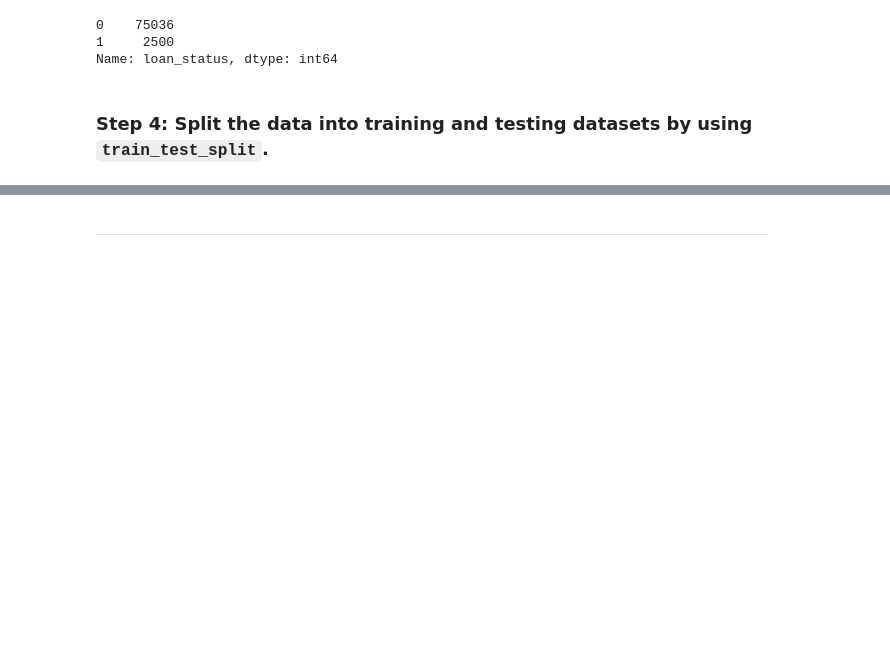
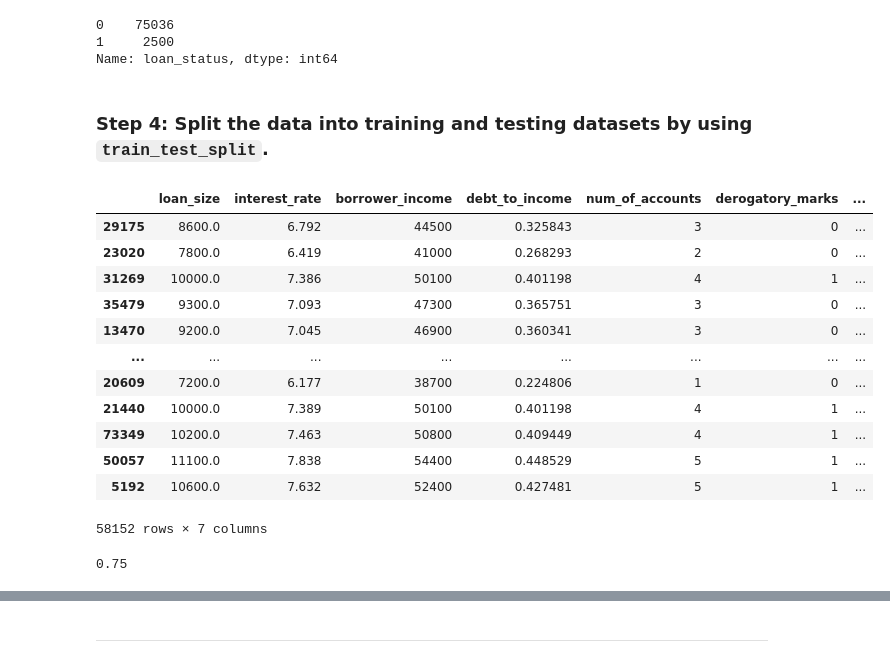
Before and after one commit to JuliaGuanzon/credit_risk_analysis, a Jupyter notebook: credit_risk_resampling.ipynb, the cells around one changed output, grey strips where cells are left out. Saved outputs shown, nothing was run; the diff lists cells and outputs as text; code cells hidden in the pictures; blank space fills up the shorter version.

Commit message:
Added more comments to code

```diff
--- a/credit_risk_resampling.ipynb
+++ b/credit_risk_resampling.ipynb
@@ -156,3 +156,24 @@ from sklearn.model_selection import train_test_split
 # Split the data using train_test_split
 # Assign a random_state of 1 to the function
 X_train, X_test, y_train, y_test = train_test_split(X, y, random_state=1)
+# %%
+# J.Guanzon Comment- Training data takes 75% of data
+X_train
+# %% [output]
+|  | loan_size | interest_rate | borrower_income | debt_to_income | num_of_accounts | derogatory_marks | ... |
+| 29175 | 8600.0 | 6.792 | 44500 | 0.325843 | 3 | 0 | ... |
+| 23020 | 7800.0 | 6.419 | 41000 | 0.268293 | 2 | 0 | ... |
+| 31269 | 10000.0 | 7.386 | 50100 | 0.401198 | 4 | 1 | ... |
+| 35479 | 9300.0 | 7.093 | 47300 | 0.365751 | 3 | 0 | ... |
+| 13470 | 9200.0 | 7.045 | 46900 | 0.360341 | 3 | 0 | ... |
+| ... | ... | ... | ... | ... | ... | ... | ... |
+| 20609 | 7200.0 | 6.177 | 38700 | 0.224806 | 1 | 0 | ... |
+| 21440 | 10000.0 | 7.389 | 50100 | 0.401198 | 4 | 1 | ... |
+| 73349 | 10200.0 | 7.463 | 50800 | 0.409449 | 4 | 1 | ... |
+| 50057 | 11100.0 | 7.838 | 54400 | 0.448529 | 5 | 1 | ... |
+| 5192 | 10600.0 | 7.632 | 52400 | 0.427481 | 5 | 1 | ... |
+58152 rows × 7 columns
+# %%
+58152/(75036+2500)
+# %% [output]
+0.75
```
Also changed, not shown: parts of 2 cells of this notebook.
